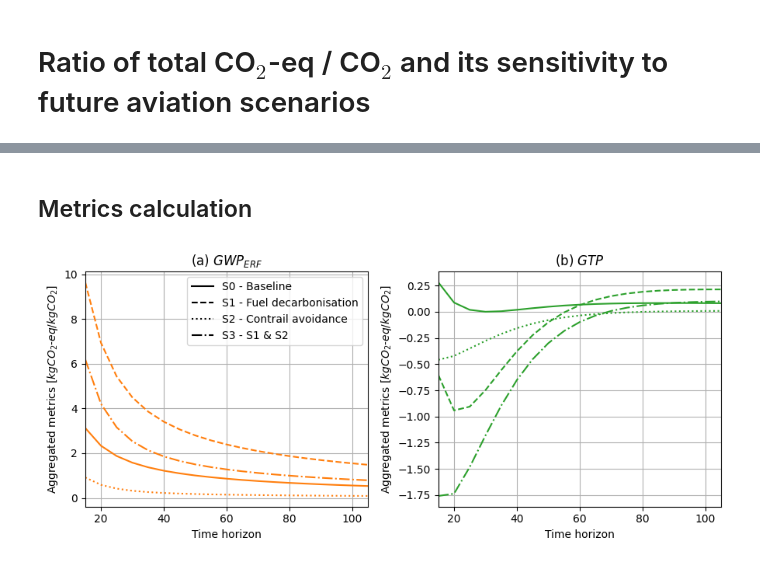
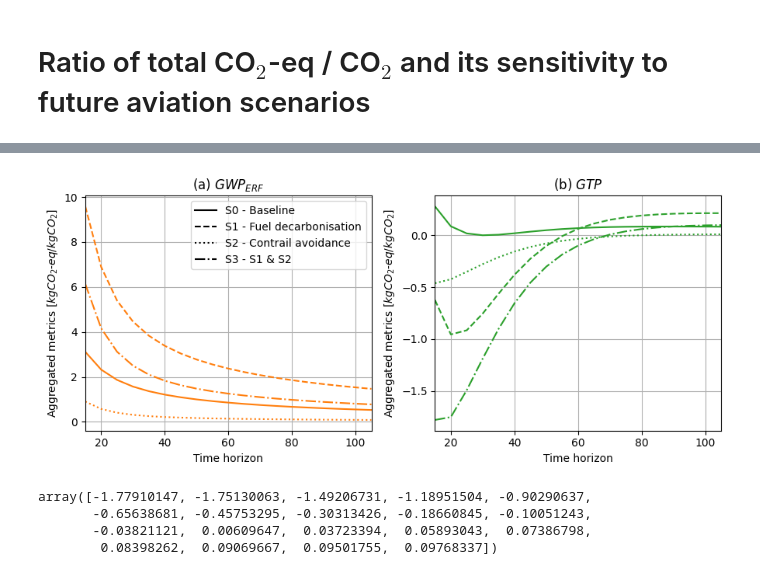
Before and after one commit to AeroMAPS/AeroCM, a Jupyter notebook: aerocm/paper/sensitivity_to_scenarios.ipynb, the cells around one changed output, grey strips where cells are left out. Saved outputs shown, nothing was run; the diff lists cells and outputs as text; code cells hidden in the pictures.

Commit message:
Update notebooks with climate metrics class

```diff
--- a/aerocm/paper/sensitivity_to_scenarios.ipynb
+++ b/aerocm/paper/sensitivity_to_scenarios.ipynb
@@ -53,2 +11,0 @@ unit_values = {
-# %% [markdown]
-## Metrics calculation
@@ -133,4 +12,43 @@ for j, species in enumerate(["Contrails", "NOx - ST O3 increase", "NOx - CH4 dec
+# %%
+# --- Set parameters ---
+
+## Climate model
+climate_model = "FaIR"
+start_year = 1940
+
+## Metrics
+time_horizon = list(range(15,110,5))
+
+## Species
+species_profile = 'pulse'
+profile_start_year = 2020
+species_list = ["Contrails", "NOx - ST O3 increase", "NOx - CH4 decrease and induced", "H2O", "Soot", "Sulfur"]
+# %%
+# --- Calculate metrics ---
+
+results = AviationClimateMetricsCalculation(
+    climate_model,
+    start_year,
+    time_horizon,
+    species_profile,
+    profile_start_year,
+    species_list
+).run()
+# %%
+# --- Store data ---
+
+gwp_erf = np.zeros((len(time_horizon), 6))
+gtp = np.zeros((len(time_horizon), 6))
+for k in range(0, len(time_horizon)):
+    i = 0
+    for specie in species_list:
+        metrics = results["Relative metrics"][k][specie]
+        gwp_erf[k, i] = metrics["gwp_erf"]
+        gtp[k, i] = metrics["gtp"]
+        i += 1
 # %%
+# --- Plot ---
+
 fig, axes = plt.subplots(1, 2, figsize=(9, 4))
 
 # Ratio based on 2018 data
@@ -160,34 +78,42 @@ ratio_nox_3 = 1.4*46/14/(1033.7*0.2) # MtNOx / MtCO2
 ratio_h2o_3 = 382.55/(1033.7*0.2) # MtH2O / MtCO2
 ratio_soot_3 = 0.2*0.0093/(1033.7*0.2) # MtBC / MtCO2
 ratio_sulfur_3 = 0*0.37/(1033.7*0.2) # MtSOx / MtCO2
 
 for i, ax in enumerate(axes.flat):
     if i == 0:
-        x_axis = time_horizon_range
+        x_axis = time_horizon
         ax.plot(x_axis, ratio_contrails*gwp_erf[:, i+0]+ratio_nox*(gwp_erf[:, i+2]+gwp_erf[:, i+1])+ratio_h2o*gwp_erf[:, i+3]+ratio_soot*gwp_erf[:, i+4]+ratio_sulfur*gwp_erf[:, i+5], label='S0 - Baseline', color='C1')
         ax.plot(x_axis, ratio_contrails_1*gwp_erf[:, i+0]+ratio_nox_1*(gwp_erf[:, i+2]+gwp_erf[:, i+1])+ratio_h2o_1*gwp_erf[:, i+3]+ratio_soot_1*gwp_erf[:, i+4]+ratio_sulfur_1*gwp_erf[:, i+5], label='S1 - Fuel decarbonisation', color='C1', linestyle="--")
         ax.plot(x_axis, ratio_contrails_2*gwp_erf[:, i+0]+ratio_nox_2*(gwp_erf[:, i+2]+gwp_erf[:, i+1])+ratio_h2o_2*gwp_erf[:, i+3]+ratio_soot_2*gwp_erf[:, i+4]+ratio_sulfur_2*gwp_erf[:, i+5], label='S2 - Contrail avoidance', color='C1', linestyle=":")
         ax.plot(x_axis, ratio_contrails_3*gwp_erf[:, i+0]+ratio_nox_3*(gwp_erf[:, i+2]+gwp_erf[:, i+1])+ratio_h2o_3*gwp_erf[:, i+3]+ratio_soot_3*gwp_erf[:, i+4]+ratio_sulfur_3*gwp_erf[:, i+5], label='S3 - S1 & S2', color='C1', linestyle="-.")
         legend = ax.legend()
         for legline in legend.get_lines():
             legline.set_color("black")
         ax.set_ylabel(r'Aggregated metrics [$kgCO_2\text{-}eq/kgCO_2$]')
         ax.set_title(r'(a) $GWP_{ERF}$')
     elif i == 1:
         i = 0
-        x_axis = time_horizon_range
+        x_axis = time_horizon
         ax.plot(x_axis, ratio_contrails*gtp[:, i+0]+ratio_nox*(gtp[:, i+2]+gtp[:, i+1])+ratio_h2o*gtp[:, i+3]+ratio_soot*gtp[:, i+4]+ratio_sulfur*gtp[:, i+5], label='S0', color='C2')
         ax.plot(x_axis, ratio_contrails_1*gtp[:, i+0]+ratio_nox_1*(gtp[:, i+2]+gtp[:, i+1])+ratio_h2o_1*gtp[:, i+3]+ratio_soot_1*gtp[:, i+4]+ratio_sulfur_1*gtp[:, i+5], label='S1', color='C2', linestyle="--")
         ax.plot(x_axis, ratio_contrails_2*gtp[:, i+0]+ratio_nox_2*(gtp[:, i+2]+gtp[:, i+1])+ratio_h2o_2*gtp[:, i+3]+ratio_soot_2*gtp[:, i+4]+ratio_sulfur_2*gtp[:, i+5], label='S2', color='C2', linestyle=":")
         ax.plot(x_axis, ratio_contrails_3*gtp[:, i+0]+ratio_nox_3*(gtp[:, i+2]+gtp[:, i+1])+ratio_h2o_3*gtp[:, i+3]+ratio_soot_3*gtp[:, i+4]+ratio_sulfur_3*gtp[:, i+5], label='S3', color='C2', linestyle="-.")
         #ax.legend()
         ax.set_ylabel(r'Aggregated metrics [$kgCO_2\text{-}eq/kgCO_2$]')
         ax.set_title(r'(b) $GTP$')
-    ax.set_xlim(min(time_horizon_range),max(time_horizon_range))
+    ax.set_xlim(min(time_horizon),max(time_horizon))
     ax.set_xlabel('Time horizon')
     ax.grid(True)
 plt.tight_layout()
 plt.savefig("figures/sensitivity_to_scenarios.pdf")
 plt.show()
 # %% [output]
-[figure, old version]
+[figure, new version]
+# %%
+i = 0
+ratio_contrails_3*gtp[:, i+0]+ratio_nox_3*(gtp[:, i+2]+gtp[:, i+1])+ratio_h2o_3*gtp[:, i+3]+ratio_soot_3*gtp[:, i+4]+ratio_sulfur_3*gtp[:, i+5]
+# %% [output]
+array([-1.77910147, -1.75130063, -1.49206731, -1.18951504, -0.90290637,
+       -0.65638681, -0.45753295, -0.30313426, -0.18660845, -0.10051243,
+       -0.03821121,  0.00609647,  0.03723394,  0.05893043,  0.07386798,
+        0.08398262,  0.09069667,  0.09501755,  0.09768337])
```
Also changed, not shown: parts of 4 cells of this notebook, 1 other file.
